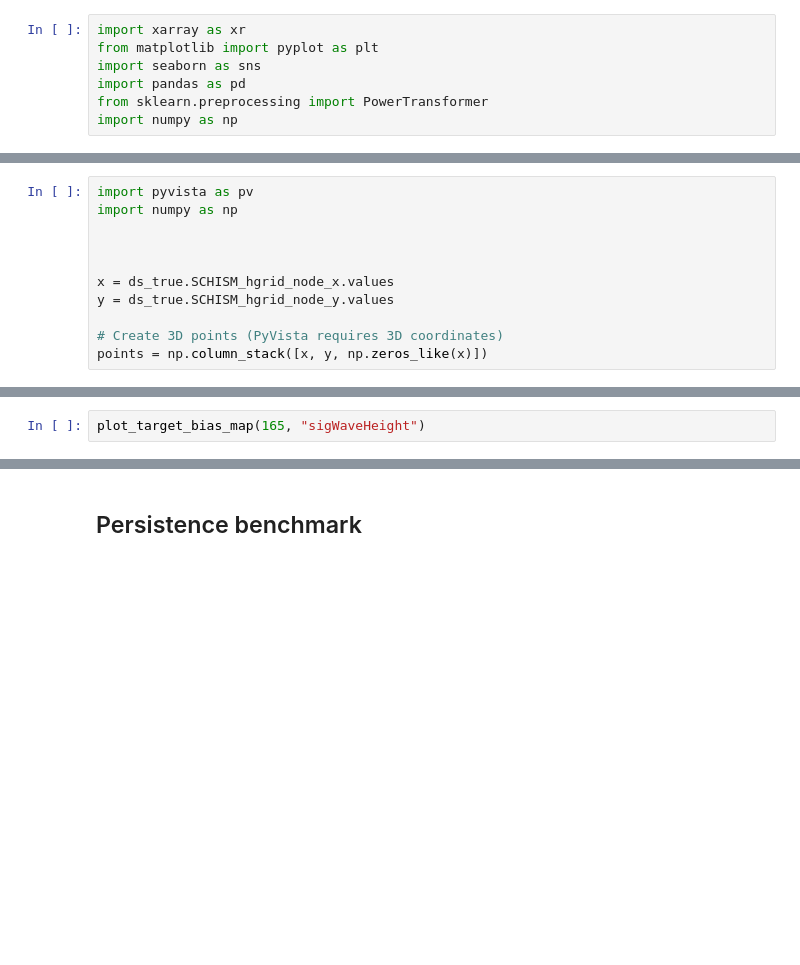
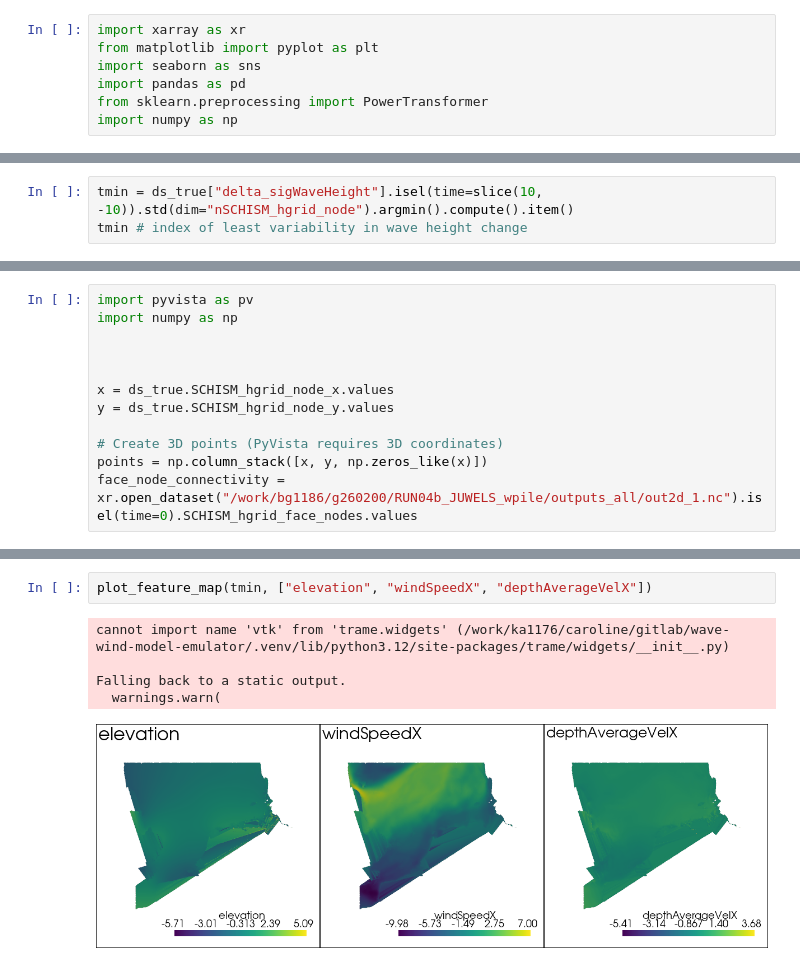
Before and after one commit to crlna16/windwavenet, a Jupyter notebook: notebooks/Evaluation.ipynb, the cells around one changed output, grey strips where cells are left out. Saved outputs shown, nothing was run; the diff lists cells and outputs as text; blank space fills up the shorter version.

```diff
--- a/notebooks/Evaluation.ipynb
+++ b/notebooks/Evaluation.ipynb
@@ -32,11 +63,3 @@ plt.legend()
 # %%
-import pyvista as pv
-import numpy as np
-
-
-
-x = ds_true.SCHISM_hgrid_node_x.values
-y = ds_true.SCHISM_hgrid_node_y.values
-
-# Create 3D points (PyVista requires 3D coordinates)
-points = np.column_stack([x, y, np.zeros_like(x)])
+tmin = ds_true["delta_sigWaveHeight"].isel(time=slice(10, -10)).std(dim="nSCHISM_hgrid_node").argmin().compute().item()
+tmin # index of least variability in wave height change
@@ -129,2 +105,12 @@ plot_target_bias_map(288, "sigWaveHeight")
 # %%
-plot_target_bias_map(165, "sigWaveHeight")
+import pyvista as pv
+import numpy as np
+
+
+
+x = ds_true.SCHISM_hgrid_node_x.values
+y = ds_true.SCHISM_hgrid_node_y.values
+
+# Create 3D points (PyVista requires 3D coordinates)
+points = np.column_stack([x, y, np.zeros_like(x)])
+face_node_connectivity = xr.open_dataset("/work/bg1186/g260200/RUN04b_JUWELS_wpile/outputs_all/out2d_1.nc").isel(time=0).SCHISM_hgrid_face_nodes.values
@@ -140,3 +249,9 @@ for ix, ax in zip(node_ix, axs):
-# %% [markdown]
-## Persistence benchmark
+# %%
+plot_feature_map(tmin, ["elevation", "windSpeedX", "depthAverageVelX"])
+# %% [output]
+cannot import name 'vtk' from 'trame.widgets' (/work/ka1176/caroline/gitlab/wave-wind-model-emulator/.venv/lib/python3.12/site-packages/trame/widgets/__init__.py)
+
+Falling back to a static output.
+  warnings.warn(
+[figure, added]
 # %%
```
Also changed, not shown: parts of 50 cells of this notebook, 8 other files.
